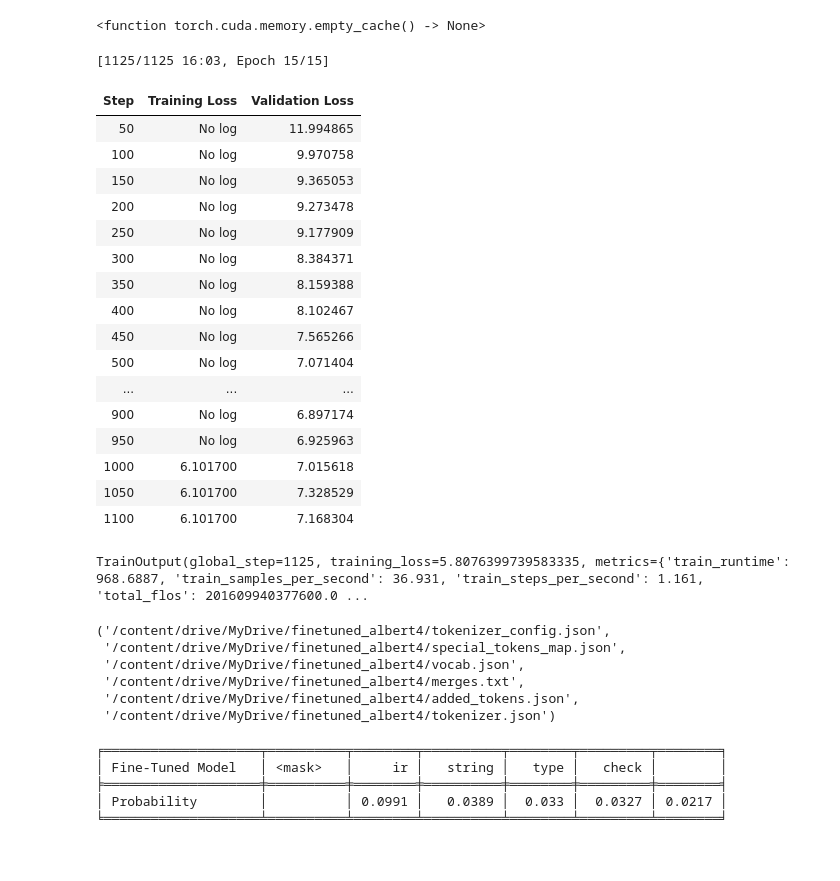
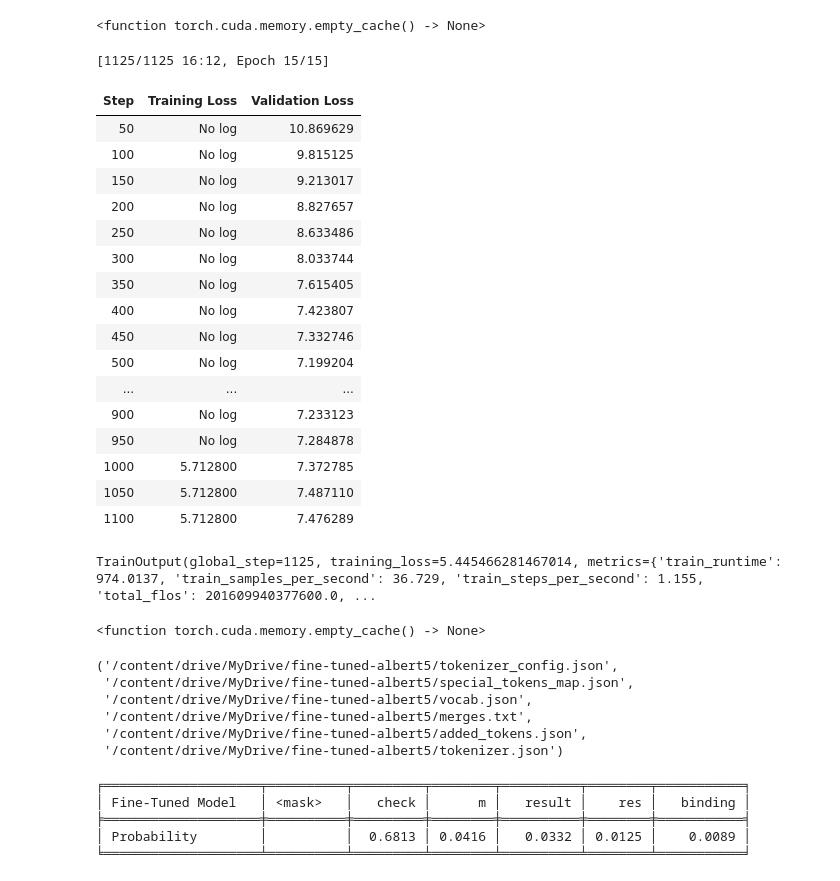
Before and after one commit to VellummyilumVinoth/Train_And_Test_Using_ALBERT, a Jupyter notebook: FinetunedAlbert.ipynb, the cells around one changed output. Cells and saved outputs as stored; diff of their text form; code cells hidden in the pictures.

```diff
--- a/FinetunedAlbert.ipynb
+++ b/FinetunedAlbert.ipynb
@@ -200,81 +196,87 @@ torch.cuda.empty_cache
 # %%
 # Prepare the data collator
 data_collator = DataCollatorForLanguageModeling(
-    tokenizer=tokenizer, mlm=True, mlm_probability=0.2
+    tokenizer=tokenizer, mlm=True, mlm_probability=0.5
 )
 
 model.resize_token_embeddings(len(tokenizer))
 
 # Set up training arguments
 training_args = TrainingArguments(
     output_dir='./results',          # output directory
     evaluation_strategy = "steps",   # Evaluation and Save happens every X steps
     eval_steps = 50,                 # Evaluation happens every X steps
     save_steps = 1000,               # Save checkpoint every X steps
     num_train_epochs = 15,           # Total number of training epochs
-    learning_rate = 2e-5,            # Learning rate
+    learning_rate = 3e-5,            # Learning rate
     per_device_train_batch_size=32,  # Batch size per device during training
     per_device_eval_batch_size=64,   # Batch size for evaluation
-    warmup_steps = 500,              # Number of warmup steps
+    warmup_steps=500,
     weight_decay = 0.01,             # Strength of weight decay
     logging_dir='./logs',            # Directory for storing logs
     logging_steps=1000,              # Log every X steps
 )
 
 # Instantiate the Trainer class and train the model
 trainer = Trainer(
     model=model,
     args=training_args,
     train_dataset=train_dataset,
     eval_dataset=test_dataset,
     data_collator=data_collator,
 )
 
 trainer.train()
 # %% [output]
-[1125/1125 16:03, Epoch 15/15]
+[1125/1125 16:12, Epoch 15/15]
 | Step | Training Loss | Validation Loss |
-| 50 | No log | 11.994865 |
-| 100 | No log | 9.970758 |
-| 150 | No log | 9.365053 |
-| 200 | No log | 9.273478 |
-| 250 | No log | 9.177909 |
-| 300 | No log | 8.384371 |
-| 350 | No log | 8.159388 |
-| 400 | No log | 8.102467 |
-| 450 | No log | 7.565266 |
-| 500 | No log | 7.071404 |
+| 50 | No log | 10.869629 |
+| 100 | No log | 9.815125 |
+| 150 | No log | 9.213017 |
+| 200 | No log | 8.827657 |
+| 250 | No log | 8.633486 |
+| 300 | No log | 8.033744 |
+| 350 | No log | 7.615405 |
+| 400 | No log | 7.423807 |
+| 450 | No log | 7.332746 |
+| 500 | No log | 7.199204 |
 | ... | ... | ... |
-| 900 | No log | 6.897174 |
-| 950 | No log | 6.925963 |
-| 1000 | 6.101700 | 7.015618 |
-| 1050 | 6.101700 | 7.328529 |
-| 1100 | 6.101700 | 7.168304 |
+| 900 | No log | 7.233123 |
+| 950 | No log | 7.284878 |
+| 1000 | 5.712800 | 7.372785 |
+| 1050 | 5.712800 | 7.487110 |
+| 1100 | 5.712800 | 7.476289 |
-TrainOutput(global_step=1125, training_loss=5.8076399739583335, metrics={'train_runtime': 968.6887, 'train_samples_per_second': 36.931, 'train_steps_per_second': 1.161, 'total_flos': 201609940377600.0 ...
+TrainOutput(global_step=1125, training_loss=5.445466281467014, metrics={'train_runtime': 974.0137, 'train_samples_per_second': 36.729, 'train_steps_per_second': 1.155, 'total_flos': 201609940377600.0, ...
+# %%
+import torch
+torch.cuda.empty_cache
+# %% [output]
+<function torch.cuda.memory.empty_cache() -> None>
 # %%
 import os
 
-output_dir = os.path.expanduser('/content/drive/MyDrive/finetuned_albert4')
+output_dir = os.path.expanduser('/content/drive/MyDrive/fine-tuned-albert5')
 
 if not os.path.exists(output_dir):
     os.makedirs(output_dir)
 
 trainer.model.save_pretrained(output_dir)
+# tokenizer.save_pretrained(output_dir)
 data_collator.tokenizer.save_pretrained(output_dir)
 # %% [output]
-('/content/drive/MyDrive/finetuned_albert4/tokenizer_config.json',
- '/content/drive/MyDrive/finetuned_albert4/special_tokens_map.json',
- '/content/drive/MyDrive/finetuned_albert4/vocab.json',
- '/content/drive/MyDrive/finetuned_albert4/merges.txt',
- '/content/drive/MyDrive/finetuned_albert4/added_tokens.json',
- '/content/drive/MyDrive/finetuned_albert4/tokenizer.json')
+('/content/drive/MyDrive/fine-tuned-albert5/tokenizer_config.json',
+ '/content/drive/MyDrive/fine-tuned-albert5/special_tokens_map.json',
+ '/content/drive/MyDrive/fine-tuned-albert5/vocab.json',
+ '/content/drive/MyDrive/fine-tuned-albert5/merges.txt',
+ '/content/drive/MyDrive/fine-tuned-albert5/added_tokens.json',
+ '/content/drive/MyDrive/fine-tuned-albert5/tokenizer.json')
 # %%
 import torch
 from transformers import AlbertForMaskedLM,RobertaTokenizerFast
 from tabulate import tabulate
 
 # Load the trained model and tokenizer
-output_dir = os.path.expanduser('/content/drive/MyDrive/finetuned_albert4')
+output_dir = os.path.expanduser('/content/drive/MyDrive/fine-tuned-albert5')
 model = AlbertForMaskedLM.from_pretrained(output_dir)
 tokenizer = RobertaTokenizerFast.from_pretrained(output_dir)
 
@@ -303,11 +305,11 @@ table = [["Fine-Tuned Model", f"{tokenizer.mask_token}"] + [tokenizer.convert_id
 # Print the table
 print(tabulate(table, headers="firstrow", tablefmt="fancy_grid"))
 # %% [output]
-╒════════════════════╤══════════╤════════╤══════════╤════════╤═════════╤════════╕
-│ Fine-Tuned Model   │ <mask>   │     ir │   string │   type │   check │        │
-╞════════════════════╪══════════╪════════╪══════════╪════════╪═════════╪════════╡
-│ Probability        │          │ 0.0991 │   0.0389 │  0.033 │  0.0327 │ 0.0217 │
-╘════════════════════╧══════════╧════════╧══════════╧════════╧═════════╧════════╛
+╒════════════════════╤══════════╤═════════╤════════╤══════════╤════════╤═══════════╕
+│ Fine-Tuned Model   │ <mask>   │   check │      m │   result │    res │   binding │
+╞════════════════════╪══════════╪═════════╪════════╪══════════╪════════╪═══════════╡
+│ Probability        │          │  0.6813 │ 0.0416 │   0.0332 │ 0.0125 │    0.0089 │
+╘════════════════════╧══════════╧═════════╧════════╧══════════╧════════╧═══════════╛
 # %%
 import torch
 from transformers import AlbertForMaskedLM,RobertaTokenizerFast
```
Also changed, not shown: parts of 7 cells of this notebook.
